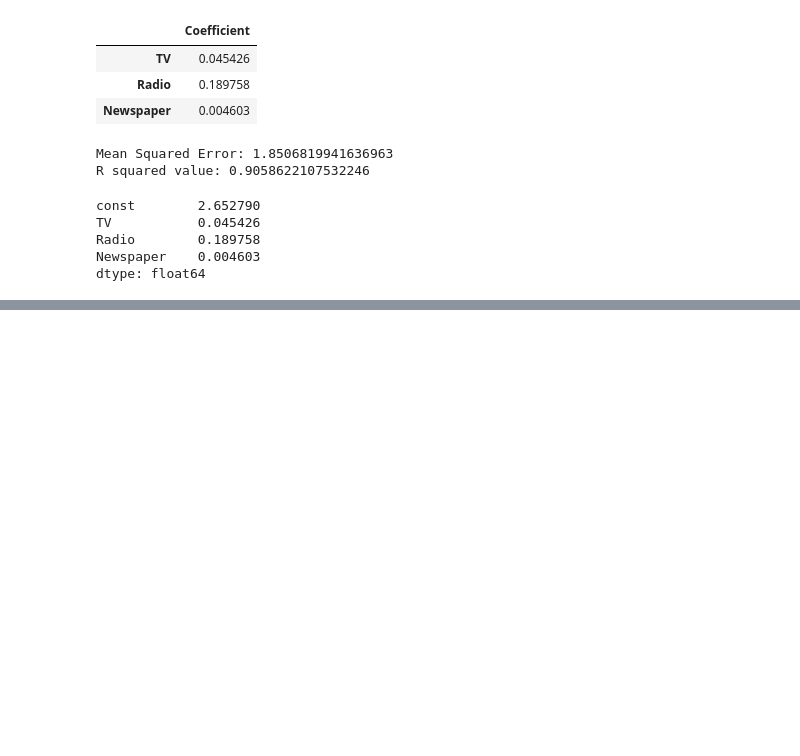
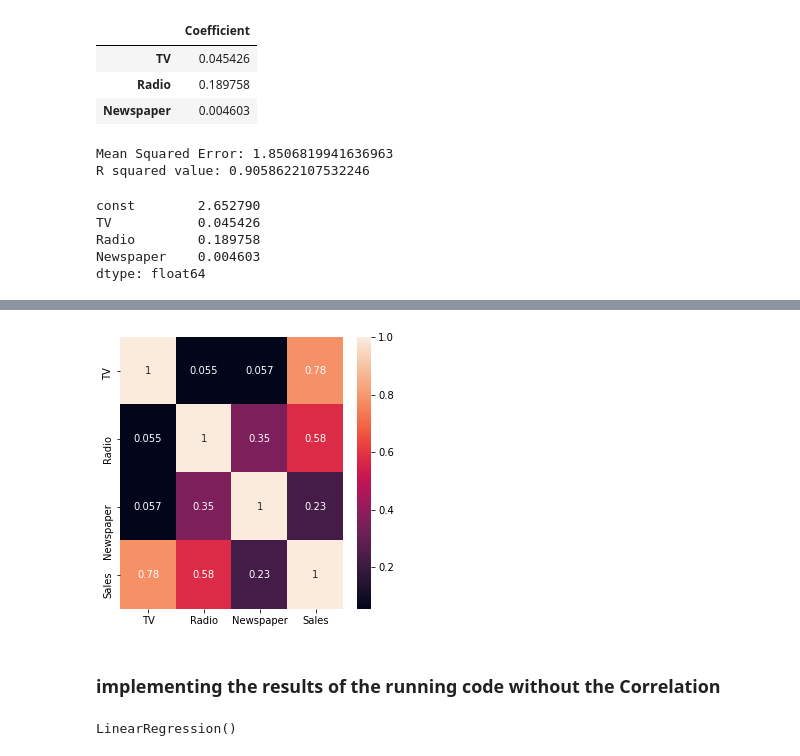
Before and after one commit to Mgrdich/machine_learning_playground, a Jupyter notebook: multiple_linear_regression.ipynb, the cells around one changed output, grey strips where cells are left out. Saved outputs shown, nothing was run; the diff lists cells and outputs as text; code cells hidden in the pictures; blank space fills up the shorter version.

Commit message:
multiple linear regression

```diff
--- a/multiple_linear_regression.ipynb
+++ b/multiple_linear_regression.ipynb
@@ -138,3 +138,11 @@ Covariance Type:            nonrobust
 
 Notes:
 [1] Standard Errors assume that the covariance matrix of the errors is correctly specified.
+# %%
+plt.figure(figsize=(5,5))
+sns.heatmap(advertising_multi.corr(),annot=True)
+plt.show()
+# %% [output]
+[figure, added]
+# %% [markdown]
+### implementing the results of the running code without the Correlation
@@ -140,0 +153,4 @@ Notes:
+# %%
+lm.fit(X_train_new,y_train)
+# %% [output]
+LinearRegression()
```
Also changed, not shown: parts of 15 cells of this notebook.
